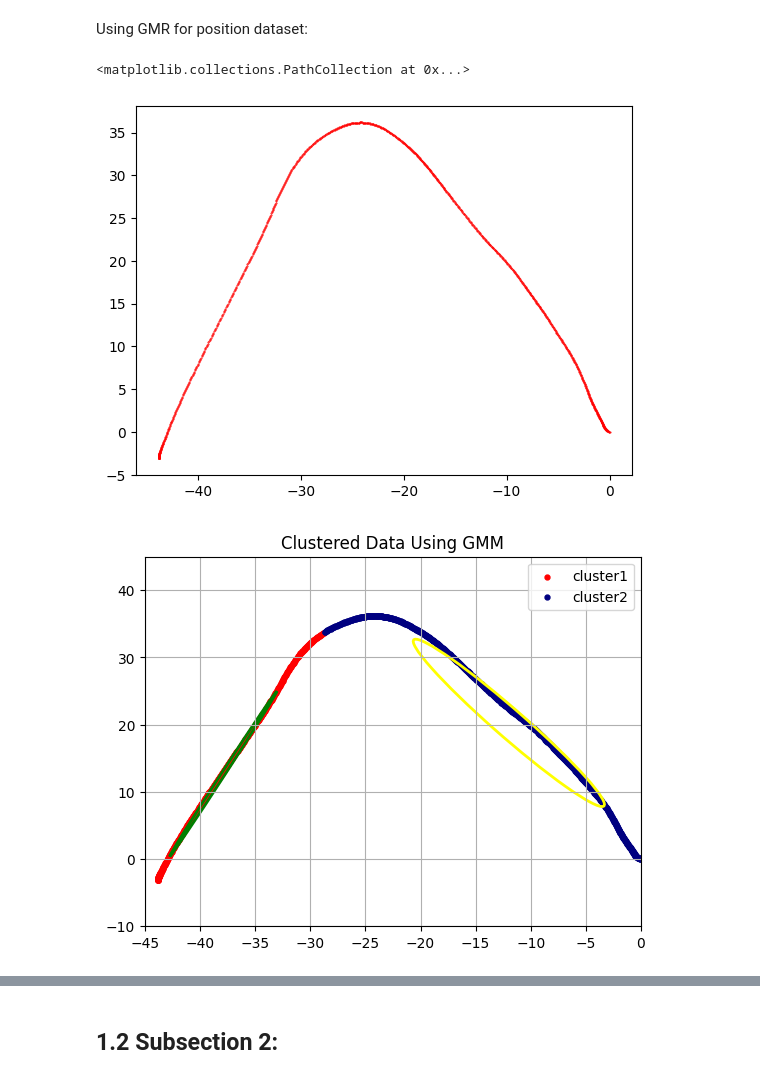
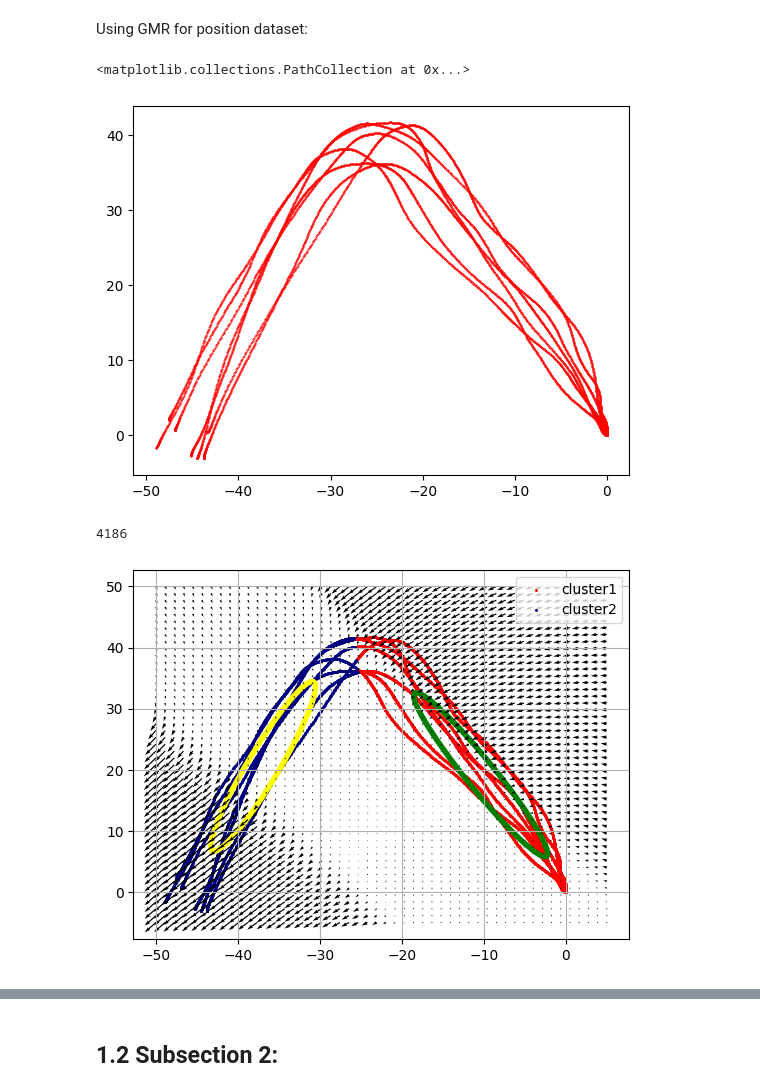
Before and after one commit to vbwanere/SEDS-in-Python, a Jupyter notebook: gmr_lib/GMR_from_scratch.ipynb, the cells around one changed output, grey strips where cells are left out. Drawn from its saved outputs; the diff is of its cells as text; code cells hidden in the pictures.

```diff
--- a/gmr_lib/GMR_from_scratch.ipynb
+++ b/gmr_lib/GMR_from_scratch.ipynb
@@ -111,12 +127,12 @@ angle_1_pos = angle_1.pos.T # shape (1000, 2)
 # %%
-plt.scatter(angle_1_pos[:, 0], angle_1_pos[:, 1], c='r', marker = '.', s=0.8)
+plt.scatter(angle_dynamics[:, 0], angle_dynamics[:, 1], c='r', marker = '.', s=0.8)
 # %% [output]
 <matplotlib.collections.PathCollection at 0x...>
-[figure, old version]
+[figure, new version]
 # %%
-gmm_angle =  GaussianMixture(k=2, max_iter=50)
-gmm_angle.fit(angle_1_pos)
-pred_angle_1_pos = gmm_angle.predict(angle_1_pos)
+gmm_angle =  GaussianMixture(k=2, max_iter=60)
+gmm_angle.fit(angle_dynamics[:, :2])
+pred_angle_pos = gmm_angle.predict(angle_dynamics[:, :2])
 # %%
 def plot_gmm(mean, cov, color='k'):
     """Plot a single gaussian component"""
@@ -133,30 +149,41 @@ def plot_gmm(mean, cov, color='k'):
     width, height = 2 * np.sqrt(eigen_vals)
     ellipse = patches.Ellipse(mean, width, height, angle=theta, facecolor='none', edgecolor=color)
     # ellipse.set_linestyle('--')
-    ellipse.set_linewidth(2)
+    ellipse.set_linewidth(4)
     return ellipse
+# %%
+angle_pos[pred_angle_pos == 0, 0].shape[0]
+# %% [output]
+4186
 # %%
 color_iter_data = itertools.cycle(["red", "navy", "c", "cornflowerblue", "gold",\
     "darkorange", "green", "blue", "purple", "pink"])
 color_iter_gmm = itertools.cycle(["green", "yellow", "black", "cornflowerblue", "gold"])
 
 # plt.figure(figsize=(10, 10))
 fig, ax = plt.subplots()
 for i in range(gmm_angle.k):
-    ax.scatter(angle_1_pos[pred_angle_1_pos == i, 0],\
-        angle_1_pos[pred_angle_1_pos == i, 1], s=50,\
+    ax.scatter(angle_dynamics[:, :2][pred_angle_pos == i, 0],\
+        angle_dynamics[:, :2][pred_angle_pos == i, 1], s=5,\
         c=next(color_iter_data), marker='.', label='cluster' + str(i + 1))
-
+    # ax.quiver(angle_dynamics[:, :2][pred_angle_pos == i, 0],\
+        # angle_dynamics[:, :2][pred_angle_pos == i, 1],\
+        # angle_dynamics[:, 2:][pred_angle_pos == i, 0],\
+        # angle_dynamics[:, 2:][pred_angle_pos == i, 1])
 
 for i in range(gmm_angle.k):
     ellipse = plot_gmm(gmm_angle.means[i], gmm_angle.covariances[i], color=next(color_iter_gmm))
     ax.add_patch(ellipse)
 
-ax.set_xlim(-45, 0)
-ax.set_ylim(-10, 45)
-plt.title('Clustered Data Using GMM')
+ax.quiver(test_pos[:, 0],\
+        test_pos[:, 1],\
+        pred_vel[:, 0],\
+        pred_vel[:, 1])
+# ax.set_xlim(-55, 5)
+# ax.set_ylim(-10, 45)
+# plt.title('Clustered Data Using GMM')
 plt.legend(scatterpoints=1)
 plt.grid()
 plt.show()
 # %% [output]
-[figure, old version]
+[figure, new version]
```
Also changed, not shown: parts of 12 cells of this notebook.
